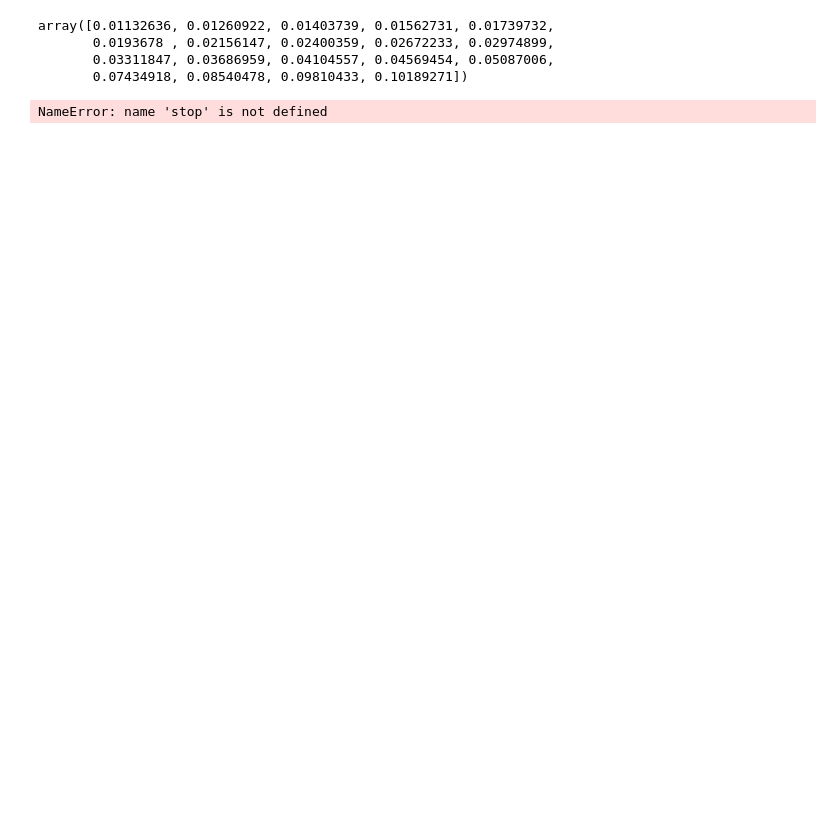
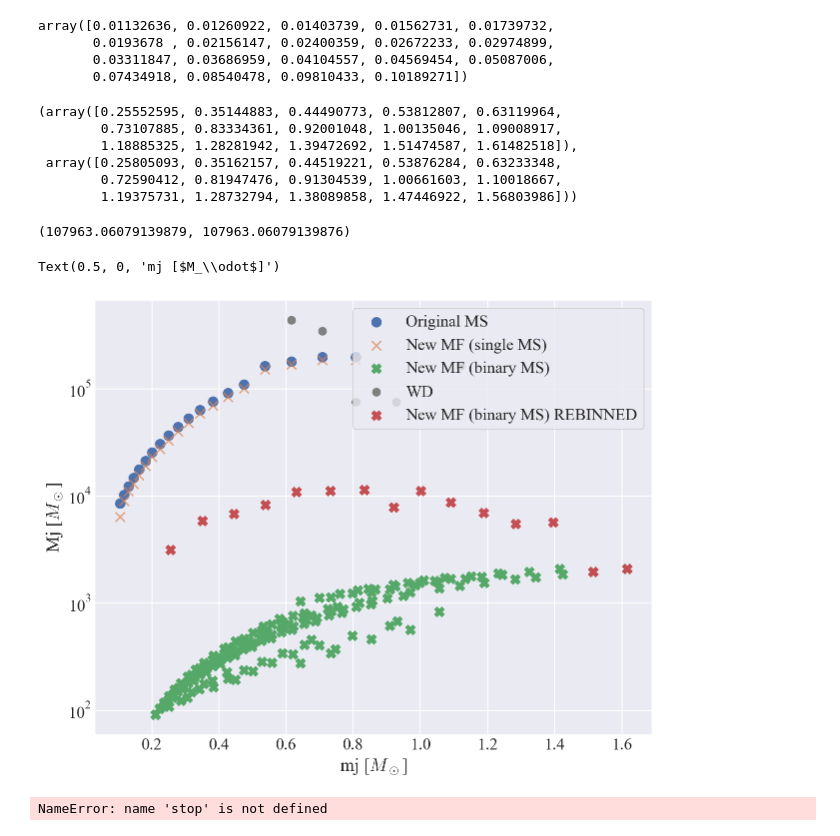
Before and after one commit to pjs902/honours-thesis, a Jupyter notebook: notebooks/binary-shift.ipynb, the cells around one changed output. Cells and saved outputs as stored; diff of their text form; code cells hidden in the pictures; blank space fills up the shorter version.

```diff
--- a/notebooks/binary-shift.ipynb
+++ b/notebooks/binary-shift.ipynb
@@ -389,0 +391,18 @@ array([0.01132636, 0.01260922, 0.01403739, 0.01562731, 0.01739732,
+# %%
+new_Mj_binned = np.zeros_like(binned)
+new_Nj_binned = np.zeros_like(binned)
+# %%
+for i in range(len(mj_new[bs.bin_mask])):
+    new_Mj_binned[bin_idxs[i]] += Mj_new[bs.bin_mask][i]
+    new_Nj_binned[bin_idxs[i]] += bs.Nj_shifted[bs.bin_mask][i]
+# %%
+new_mj_binned = new_Mj_binned / new_Nj_binned
+# %%
+new_mj_binned, binned
+# %% [output]
+(array([0.25552595, 0.35144883, 0.44490773, 0.53812807, 0.63119964,
+        0.73107885, 0.83334361, 0.92001048, 1.00135046, 1.09008917,
+        1.18885325, 1.28281942, 1.39472692, 1.51474587, 1.61482518]),
+ array([0.25805093, 0.35162157, 0.44519221, 0.53876284, 0.63233348,
+        0.72590412, 0.81947476, 0.91304539, 1.00661603, 1.10018667,
+        1.19375731, 1.28732794, 1.38089858, 1.47446922, 1.56803986]))
@@ -389,0 +411,60 @@ array([0.01132636, 0.01260922, 0.01403739, 0.01562731, 0.01739732,
+# %%
+cs = f.Ns[-1] > 10 * f.Nmin
+cr = f.Nr[-1] > 10 * f.Nmin
+mj = np.r_[f.ms[-1][cs], f.mr[-1][cr]]
+Mj = np.r_[f.Ms[-1][cs], f.Mr[-1][cr]]
+dms = f.mes[-1][1:] - f.mes[-1][0:-1]
+nms = len(f.ms[-1][cs])
+# %%
+# looks good
+np.sum(Mj_new[bs.bin_mask]), np.sum(new_Mj_binned)
+# %% [output]
+(107963.06079139879, 107963.06079139876)
+# %%
+plt.figure()
+plt.scatter(mj[bs.MS_mask], Mj[bs.MS_mask], label="Original MS", s=90)
+
+# plt.scatter(mj, Mj, label="Original MF", s=70)
+
+plt.yscale("log")
+# plt.ylim(1e2, 1e5)
+plt.scatter(
+    mj_new[bs.MS_mask_new],
+    Mj_new[bs.MS_mask_new],
+    label="New MF (single MS)",
+    marker="x",
+    s=90,
+    alpha=0.7,
+)
+plt.scatter(
+    mj_new[bs.bin_mask],
+    Mj_new[bs.bin_mask],
+    label="New MF (binary MS)",
+    marker="X",
+    s=90,
+)
+plt.scatter(
+    mj_new[bs.WD_mask_new],
+    Mj_new[bs.WD_mask_new],
+    label="WD",
+    marker="o",
+    color="grey",
+    s=60,
+)
+
+plt.scatter(
+    new_mj_binned,
+    new_Mj_binned,
+    label="New MF (binary MS) REBINNED",
+    marker="X",
+    s=90
+)
+
+plt.legend()
+plt.ylabel(r"Mj [$M_\odot$]")
+plt.xlabel(r"mj [$M_\odot$]")
+# plt.savefig("shifted.png",dpi=300)
+# plt.xlim(0, 1.7)
+# %% [output]
+Text(0.5, 0, 'mj [$M_\\odot$]')
+[figure, added]
```
Also changed, not shown: parts of 9 cells of this notebook, 1 other file.
